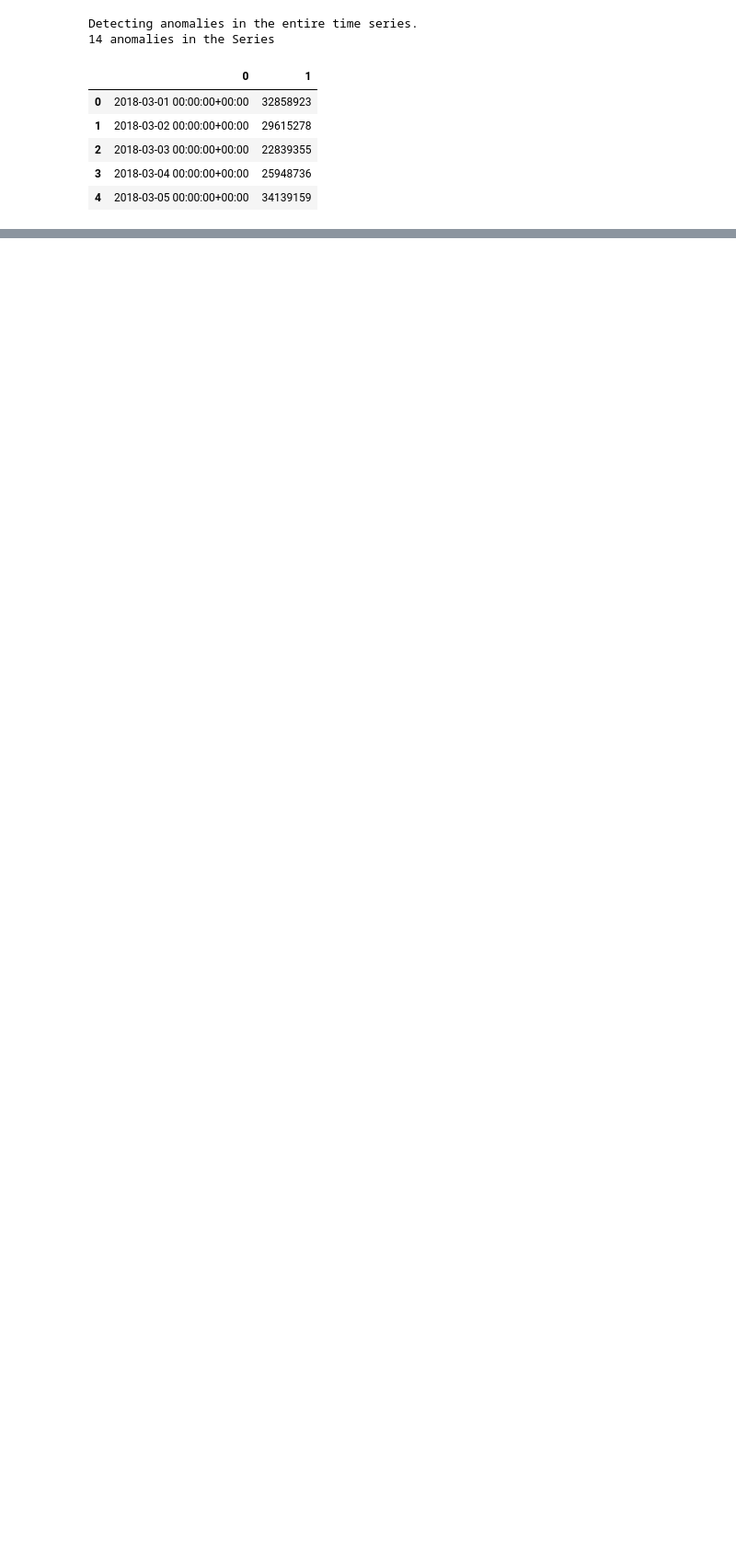
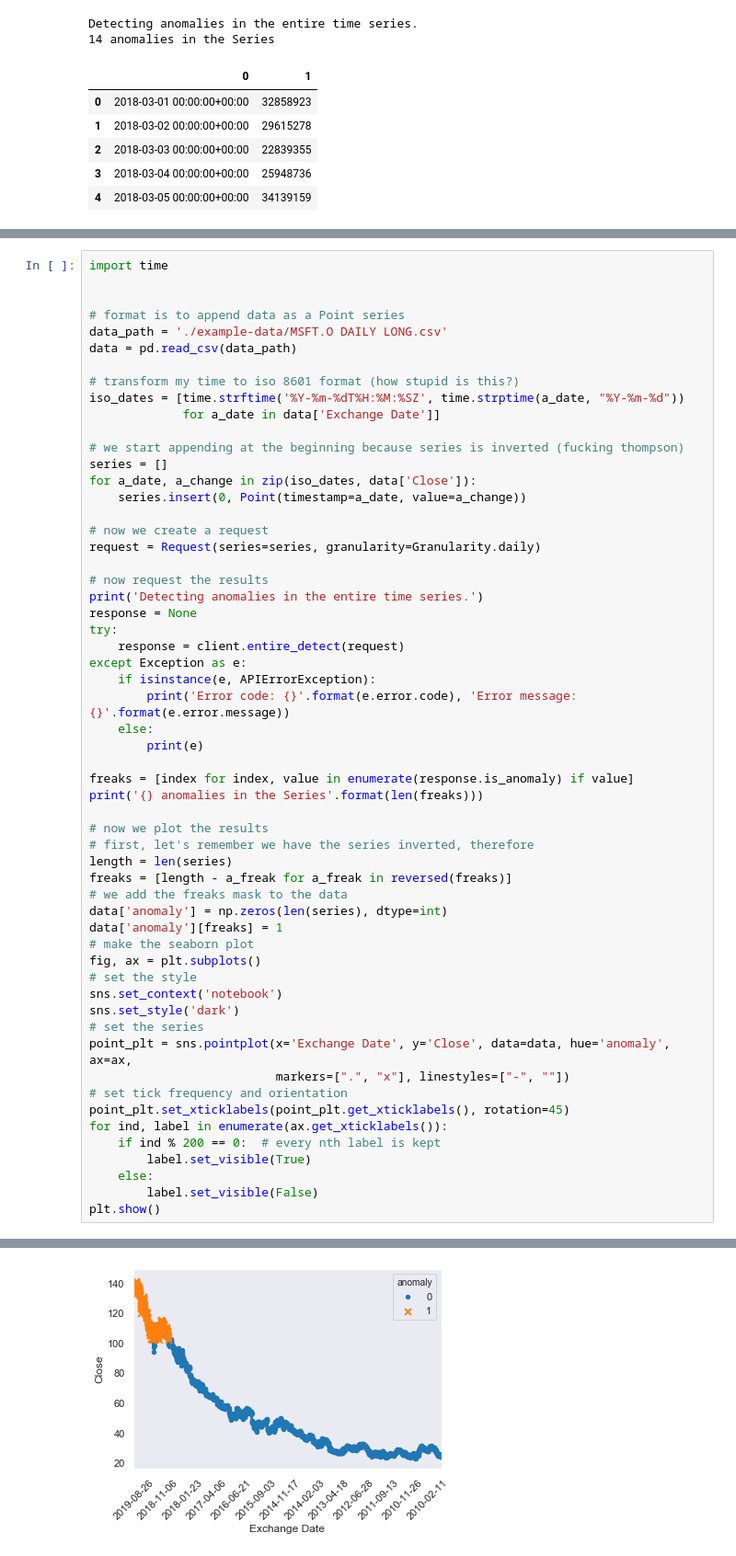
Before and after one commit to harrisonford/azure-containers, a Jupyter notebook: anomaly-tests.ipynb, the cells around one changed output, grey strips where cells are left out. Shown at 92% size. Saved outputs shown, nothing was run; the diff lists cells and outputs as text; blank space fills up the shorter version.

```diff
--- a/anomaly-tests.ipynb
+++ b/anomaly-tests.ipynb
@@ -89,0 +121,58 @@ KeyboardInterrupt:
+# %%
+import time
+
+
+# format is to append data as a Point series
+data_path = './example-data/MSFT.O DAILY LONG.csv'
+data = pd.read_csv(data_path)
+
+# transform my time to iso 8601 format (how stupid is this?)
+iso_dates = [time.strftime('%Y-%m-%dT%H:%M:%SZ', time.strptime(a_date, "%Y-%m-%d"))
+             for a_date in data['Exchange Date']]
+
+# we start appending at the beginning because series is inverted (fucking thompson)
+series = []
+for a_date, a_change in zip(iso_dates, data['Close']):
+    series.insert(0, Point(timestamp=a_date, value=a_change))
+
+# now we create a request
+request = Request(series=series, granularity=Granularity.daily)
+
+# now request the results
+print('Detecting anomalies in the entire time series.')
+response = None
+try:
+    response = client.entire_detect(request)
+except Exception as e:
+    if isinstance(e, APIErrorException):
+        print('Error code: {}'.format(e.error.code), 'Error message: {}'.format(e.error.message))
+    else:
+        print(e)
+
+freaks = [index for index, value in enumerate(response.is_anomaly) if value]
+print('{} anomalies in the Series'.format(len(freaks)))
+
+# now we plot the results
+# first, let's remember we have the series inverted, therefore
+length = len(series)
+freaks = [length - a_freak for a_freak in reversed(freaks)]
+# we add the freaks mask to the data
+data['anomaly'] = np.zeros(len(series), dtype=int)
+data['anomaly'][freaks] = 1
+# make the seaborn plot
+fig, ax = plt.subplots()
+# set the style
+sns.set_context('notebook')
+sns.set_style('dark')
+# set the series
+point_plt = sns.pointplot(x='Exchange Date', y='Close', data=data, hue='anomaly', ax=ax,
+                          markers=[".", "x"], linestyles=["-", ""])
+# set tick frequency and orientation
+point_plt.set_xticklabels(point_plt.get_xticklabels(), rotation=45)
+for ind, label in enumerate(ax.get_xticklabels()):
+    if ind % 200 == 0:  # every nth label is kept
+        label.set_visible(True)
+    else:
+        label.set_visible(False)
+plt.show()
+# %% [output]
@@ -89,0 +184 @@ KeyboardInterrupt:
+[figure, added]
```
Also changed, not shown: parts of 4 cells of this notebook.
